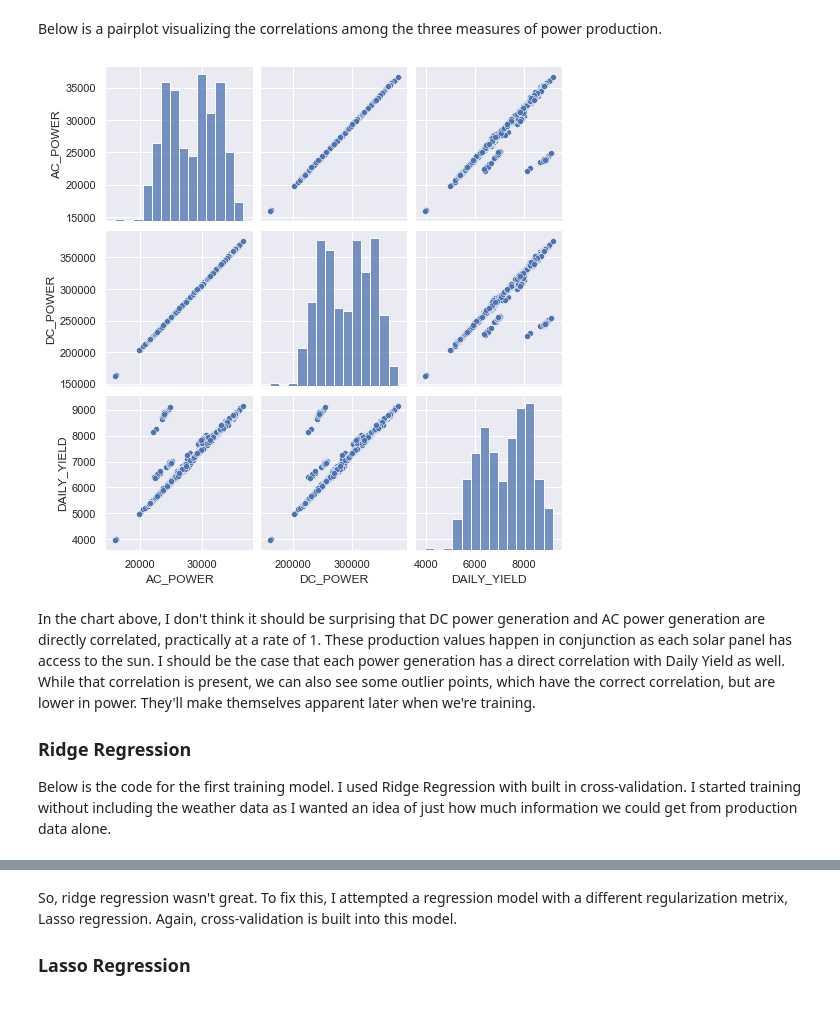
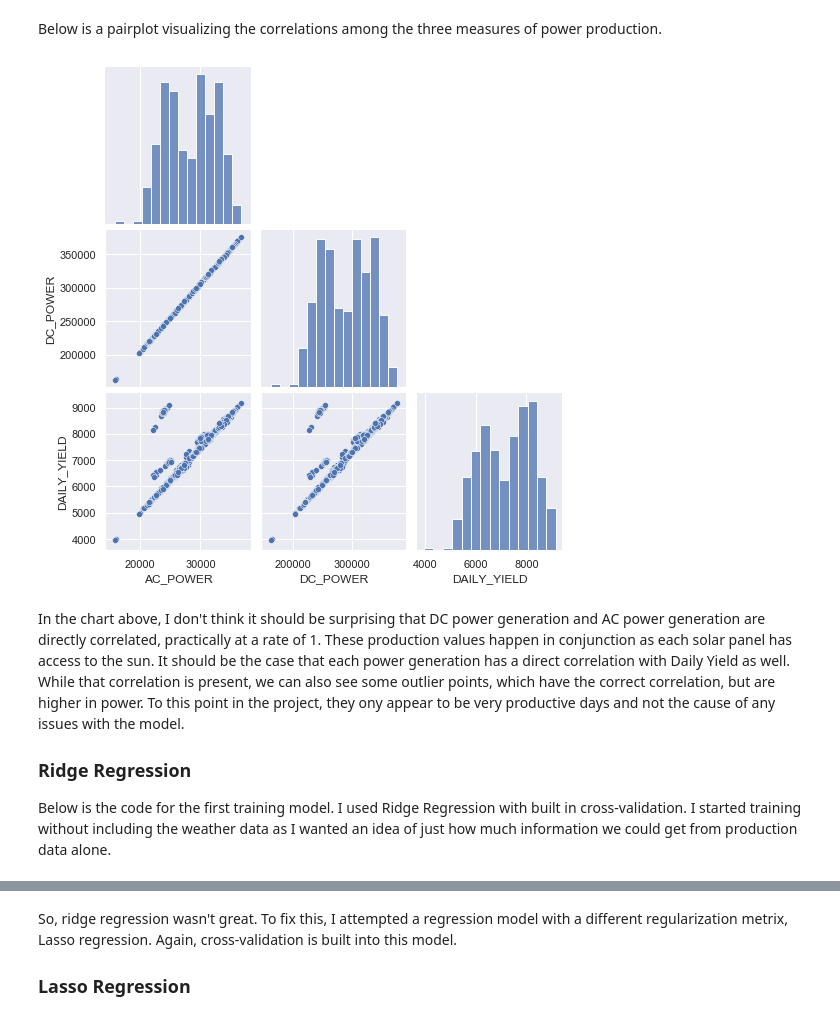
Before and after one commit to bill12m/Solar_Power_Generation, a Jupyter notebook: Solar_Power_Generation.ipynb, the cells around one changed output, grey strips where cells are left out. Saved outputs shown, nothing was run; the diff lists cells and outputs as text; code cells hidden in the pictures.

```diff
--- a/Solar_Power_Generation.ipynb
+++ b/Solar_Power_Generation.ipynb
@@ -109,13 +109,13 @@ sns.set_theme()
 # %% [markdown]
 Below is a pairplot visualizing the correlations among the three measures of power production.
 # %%
-ax = sns.pairplot(data = eod_df.drop(columns = 'SOURCE_KEY'))
+ax = sns.pairplot(data = eod_df.drop(columns = 'SOURCE_KEY'), corner = True)
 plt.savefig('figures/Correlation_Matrix.png')
 plt.close(fig)
 # %% [output]
-[figure, old version]
+[figure, new version]
 # %% [markdown]
-In the chart above, I don't think it should be surprising that DC power generation and AC power generation are directly correlated, practically at a rate of 1. These production values happen in conjunction as each solar panel has access to the sun. I should be the case that each power generation has a direct correlation with Daily Yield as well. While that correlation is present, we can also see some outlier points, which have the correct correlation, but are lower in power. They'll make themselves apparent later when we're training.
+In the chart above, I don't think it should be surprising that DC power generation and AC power generation are directly correlated, practically at a rate of 1. These production values happen in conjunction as each solar panel has access to the sun. It should be the case that each power generation has a direct correlation with Daily Yield as well. While that correlation is present, we can also see some outlier points, which have the correct correlation, but are higher in power. To this point in the project, they ony appear to be very productive days and not the cause of any issues with the model.
 
 ### Ridge Regression
 Below is the code for the first training model. I used Ridge Regression with built in cross-validation. I started training without including the weather data as I wanted an idea of just how much information we could get from production data alone.
```
Also changed, not shown: parts of 17 cells of this notebook, 53 other files.
